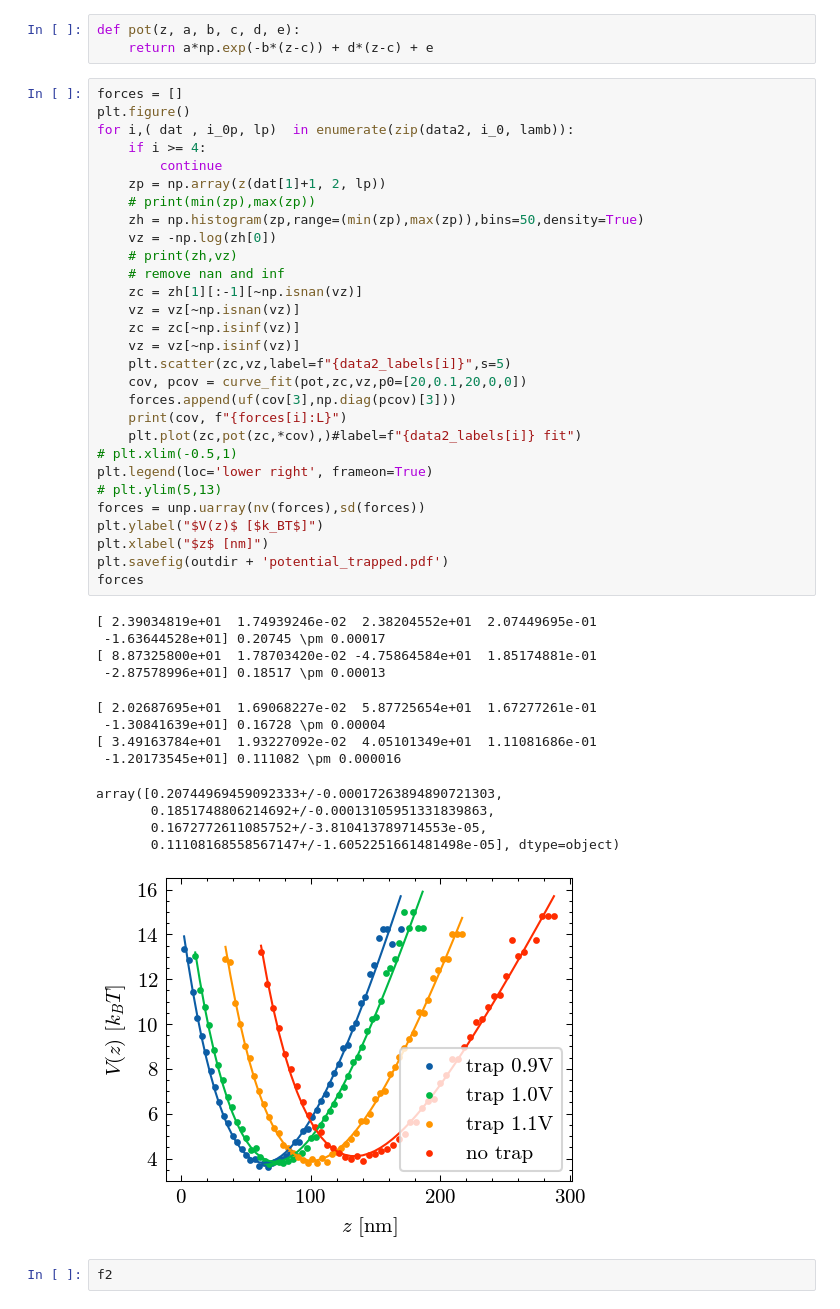
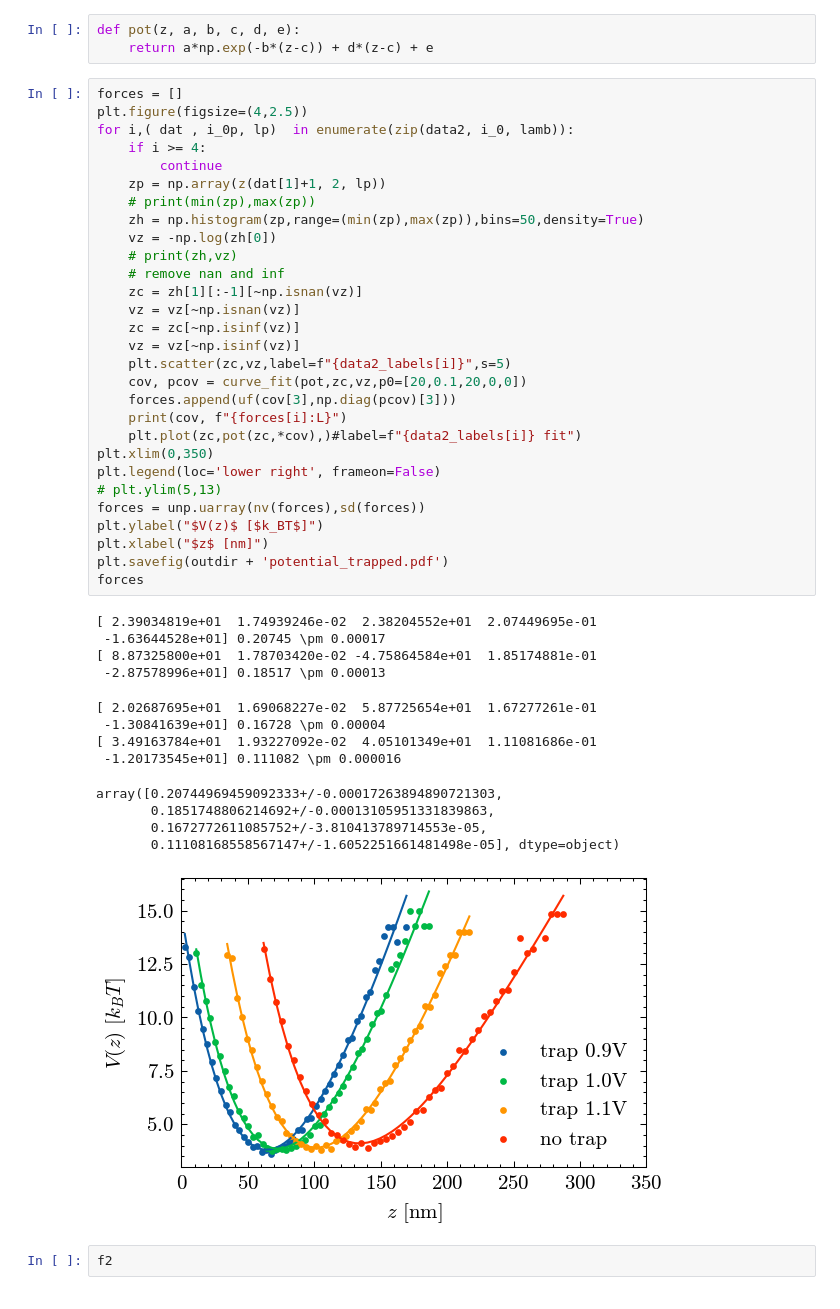
Before and after one commit to emhl/FP2, a Jupyter notebook: evaneszenz.ipynb, the cells around one changed output. Saved outputs shown, nothing was run; the diff lists cells and outputs as text.

Commit message:
update figsize

```diff
--- a/evaneszenz.ipynb
+++ b/evaneszenz.ipynb
@@ -252,7 +252,7 @@ def pot(z, a, b, c, d, e):
     return a*np.exp(-b*(z-c)) + d*(z-c) + e
 # %%
 forces = []
-plt.figure()
+plt.figure(figsize=(4,2.5))
 for i,( dat , i_0p, lp)  in enumerate(zip(data2, i_0, lamb)):
     if i >= 4:
         continue
@@ -263,36 +263,36 @@ for i,( dat , i_0p, lp)  in enumerate(zip(data2, i_0, lamb)):
     # print(zh,vz)
     # remove nan and inf
     zc = zh[1][:-1][~np.isnan(vz)]
     vz = vz[~np.isnan(vz)]
     zc = zc[~np.isinf(vz)]
     vz = vz[~np.isinf(vz)]
     plt.scatter(zc,vz,label=f"{data2_labels[i]}",s=5)
     cov, pcov = curve_fit(pot,zc,vz,p0=[20,0.1,20,0,0])
     forces.append(uf(cov[3],np.diag(pcov)[3]))
     print(cov, f"{forces[i]:L}")
     plt.plot(zc,pot(zc,*cov),)#label=f"{data2_labels[i]} fit")
-# plt.xlim(-0.5,1)
-plt.legend(loc='lower right', frameon=True)
+plt.xlim(0,350)
+plt.legend(loc='lower right', frameon=False)
 # plt.ylim(5,13)
 forces = unp.uarray(nv(forces),sd(forces))
 plt.ylabel("$V(z)$ [$k_BT$]")
 plt.xlabel("$z$ [nm]")
 plt.savefig(outdir + 'potential_trapped.pdf')
 forces
 # %% [output]
 [ 2.39034819e+01  1.74939246e-02  2.38204552e+01  2.07449695e-01
  -1.63644528e+01] 0.20745 \pm 0.00017
 [ 8.87325800e+01  1.78703420e-02 -4.75864584e+01  1.85174881e-01
  -2.87578996e+01] 0.18517 \pm 0.00013
 [ 2.02687695e+01  1.69068227e-02  5.87725654e+01  1.67277261e-01
  -1.30841639e+01] 0.16728 \pm 0.00004
 [ 3.49163784e+01  1.93227092e-02  4.05101349e+01  1.11081686e-01
  -1.20173545e+01] 0.111082 \pm 0.000016
 array([0.20744969459092333+/-0.00017263894890721303,
        0.1851748806214692+/-0.00013105951331839863,
        0.1672772611085752+/-3.810413789714553e-05,
        0.11108168558567147+/-1.6052251661481498e-05], dtype=object)
-[figure, old version]
+[figure, new version]
 # %%
 f2
 # %% [output]
```
